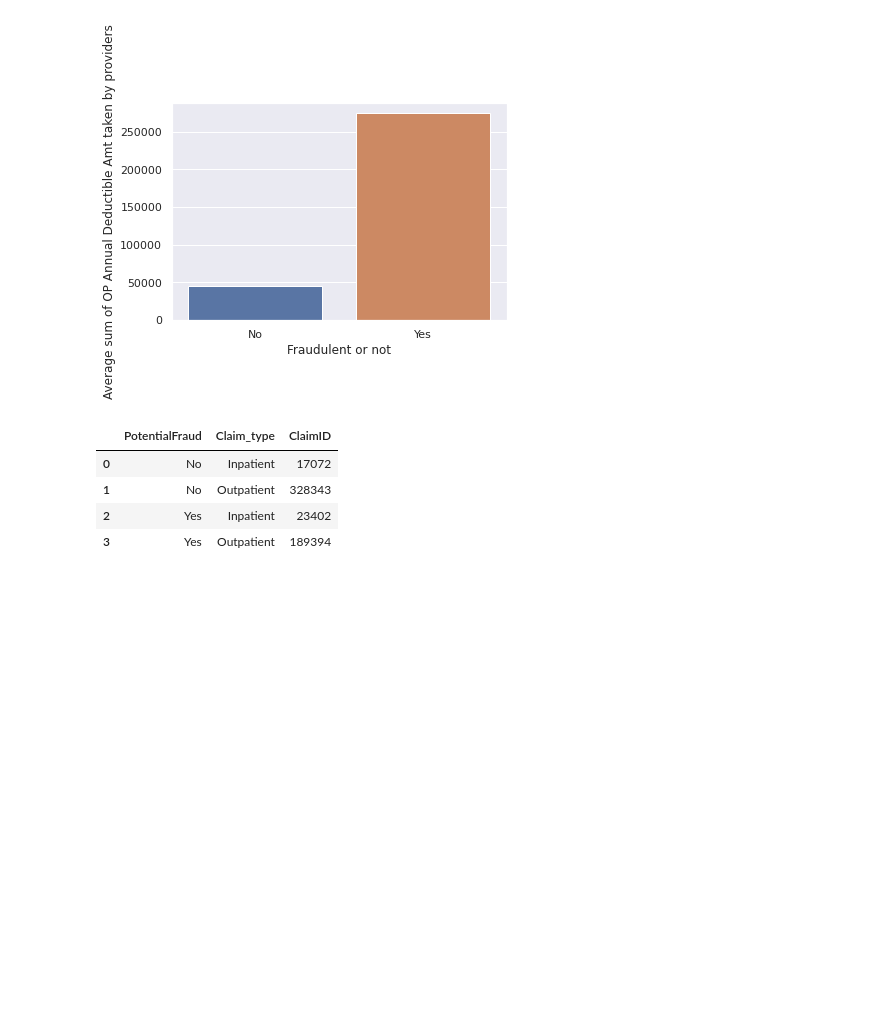
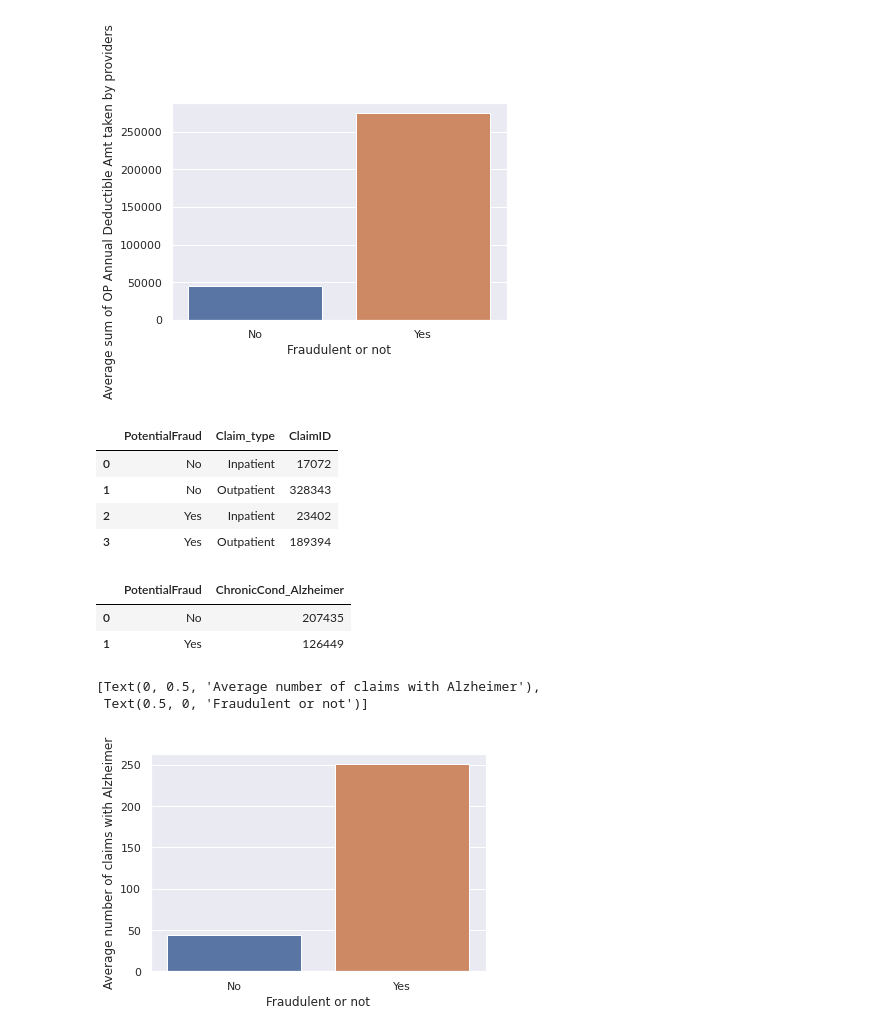
Before and after one commit to areias/healthcare_fraud, a Jupyter notebook: healthcare_fraud.ipynb, the cells around one changed output. Saved outputs shown, nothing was run; the diff lists cells and outputs as text; code cells hidden in the pictures; blank space fills up the shorter version.

```diff
--- a/healthcare_fraud.ipynb
+++ b/healthcare_fraud.ipynb
@@ -497,3 +499,19 @@ groups
 | 1 | No | Outpatient | 328343 |
 | 2 | Yes | Inpatient | 23402 |
 | 3 | Yes | Outpatient | 189394 |
+# %%
+groups = final_train.loc[final_train['ChronicCond_Alzheimer']==2].groupby(['PotentialFraud'], as_index=False)['ChronicCond_Alzheimer'].count()
+groups
+# %% [output]
+|  | PotentialFraud | ChronicCond_Alzheimer |
+| 0 | No | 207435 |
+| 1 | Yes | 126449 |
+# %%
+groups = final_train.loc[final_train['ChronicCond_Alzheimer']==2].groupby(['Provider','PotentialFraud'], as_index=False)['ChronicCond_Alzheimer'].count()
+groups=groups.groupby(['PotentialFraud'], as_index=False)['ChronicCond_Alzheimer'].mean()
+ax=sns.barplot(x='PotentialFraud',y='ChronicCond_Alzheimer', data=groups)
+ax.set(xlabel="Fraudulent or not", ylabel = "Average number of claims with Alzheimer")
+# %% [output]
+[Text(0, 0.5, 'Average number of claims with Alzheimer'),
+ Text(0.5, 0, 'Fraudulent or not')]
+[figure, added]
```
Also changed, not shown: parts of 4 cells of this notebook.
